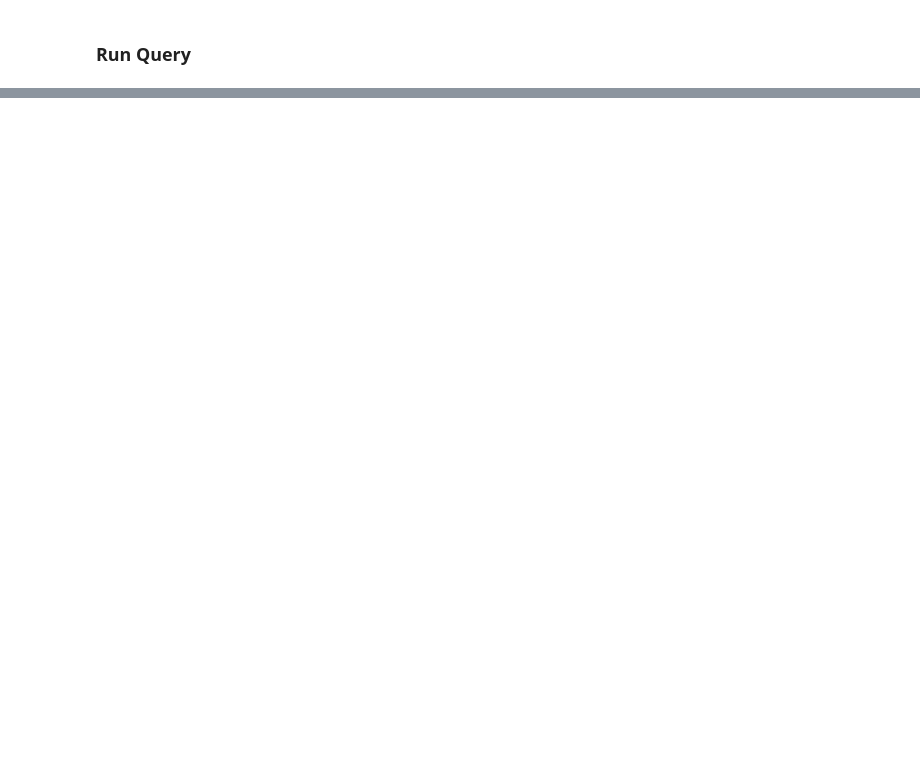
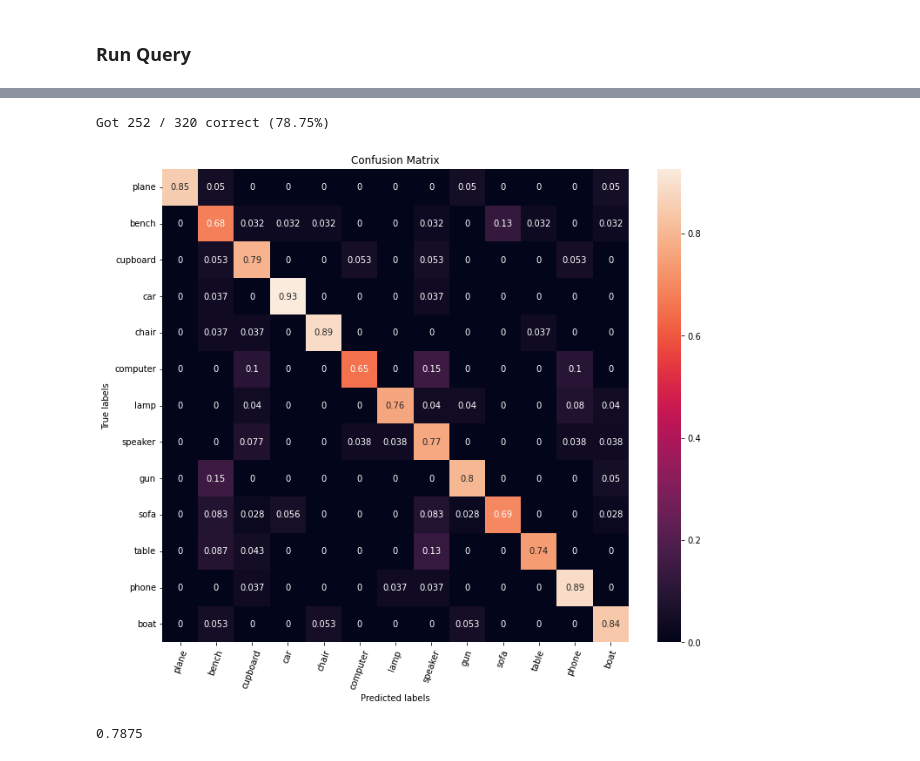
Before and after one commit to Loumstar/kaedim-technical-challenge, a Jupyter notebook: embeddings_model.ipynb, the cells around one changed output, grey strips where cells are left out. Drawn from its saved outputs; the diff is of its cells as text; code cells hidden in the pictures; blank space fills up the shorter version.

```diff
--- a/embeddings_model.ipynb
+++ b/embeddings_model.ipynb
@@ -544,0 +578,49 @@ Similarity (furthest image 5): -0.4159
+# %%
+def confusion(predictions, ground_truth, labels):
+  cm = confusion_matrix(np.array(ground_truth), np.array(predictions), normalize='true')
+
+  figure, axis = plt.subplots()
+  heatmap(cm, annot=True, ax=axis)
+
+  axis.set_xlabel('Predicted labels')
+  axis.set_ylabel('True labels')
+  axis.set_title('Confusion Matrix')
+
+  axis.xaxis.set_ticklabels(labels, rotation=70)
+  axis.yaxis.set_ticklabels(labels, rotation=0);
+
+  figure.set_size_inches((12, 10))
+
+  plt.show()
+
+def check_accuracy(loader, labels):
+	numberof_correct = 0
+	numberof_samples = 0
+
+	loader_labels = list()
+	nearest_labels = list()
+
+	with torch.no_grad():
+		for image, label, _ in loader:
+			label = label[0]
+			image = image.to(device).squeeze()
+			_, nearest_label, _ = get_closest_match(image, embeddings_database)
+
+			numberof_correct += int(nearest_label == label)
+			numberof_samples += 1
+
+			loader_labels.append(labels.index(label))
+			nearest_labels.append(labels.index(nearest_label))
+
+		accuracy = numberof_correct / numberof_samples
+
+		print(f"Got {numberof_correct} / {numberof_samples} correct ({100 * accuracy:.2f}%)")
+
+		confusion(nearest_labels, loader_labels, labels)
+# %%
+labels = list(class_label_lookup.values())
+check_accuracy(loader_query, labels)
+# %% [output]
+Got 252 / 320 correct (78.75%)
+[figure, added]
+0.7875
```
Also changed, not shown: parts of 16 cells of this notebook.
